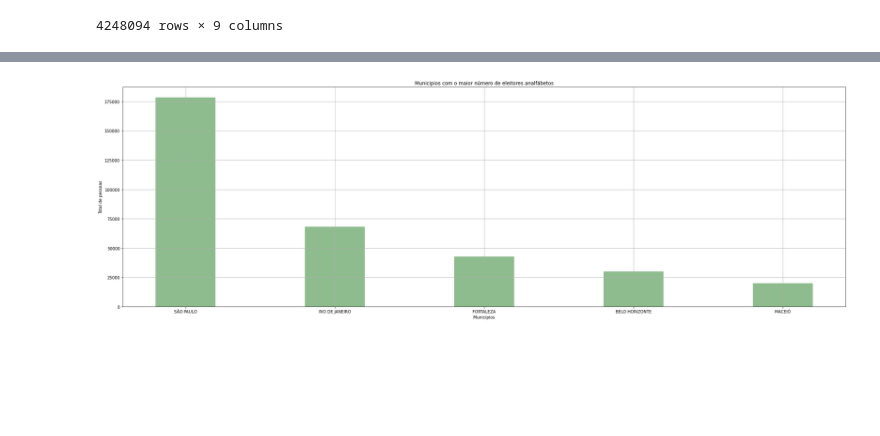
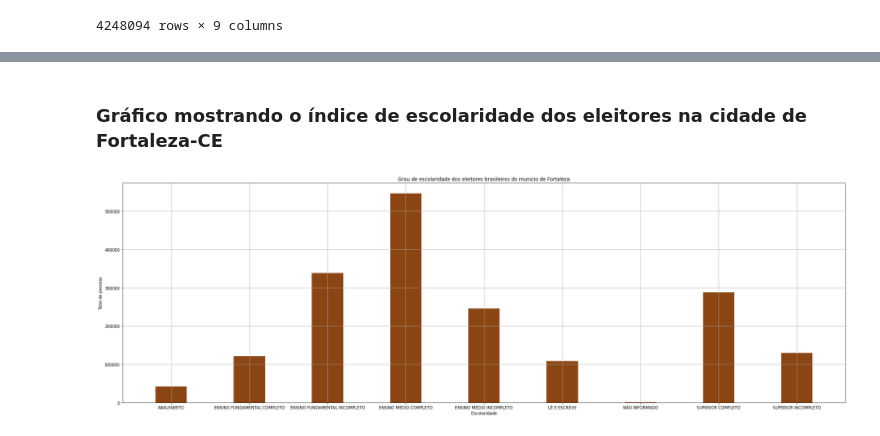
Before and after one commit to LuisGuilhermeSousa/Analise_de_Dados_Eleitorais, a Jupyter notebook: analise_dados_eleitorais.ipynb, the cells around one changed output, grey strips where cells are left out. Cells and saved outputs as stored; diff of their text form; code cells hidden in the pictures; blank space fills up the shorter version.

```diff
--- a/analise_dados_eleitorais.ipynb
+++ b/analise_dados_eleitorais.ipynb
@@ -55,15 +126,17 @@ plt.show()
+# %% [markdown]
+### Gráfico mostrando o índice de escolaridade dos eleitores na cidade de Fortaleza-CE
 # %%
-x = analfabeto_municipios.keys()
-y = analfabeto_municipios.to_list()
+x = escolaridade_FO2020.keys()
+y = escolaridade_FO2020.to_list()
 
-plt.title('Municipios com o maior número de eleitores analfábetos')
-plt.xlabel('Municipios')
+plt.title('Grau de escolaridade dos eleitores brasileiros do municio de Fortaleza')
+plt.xlabel('Escolaridade')
 plt.ylabel('Total de pessoas')
 
-plt.bar(x, y, label="2020", color="#8FBC8F", width=0.4)
+plt.bar(x, y, label="2020", color="#8B4513", width=0.4)
 
-plt.rcParams['figure.figsize'] = (30,10)
+plt.rcParams['figure.figsize'] = (32,10)
 plt.grid(True)
 plt.show()
 # %% [output]
-[figure, old version]
+[figure, new version]
```
Also changed, not shown: parts of 23 cells of this notebook.
